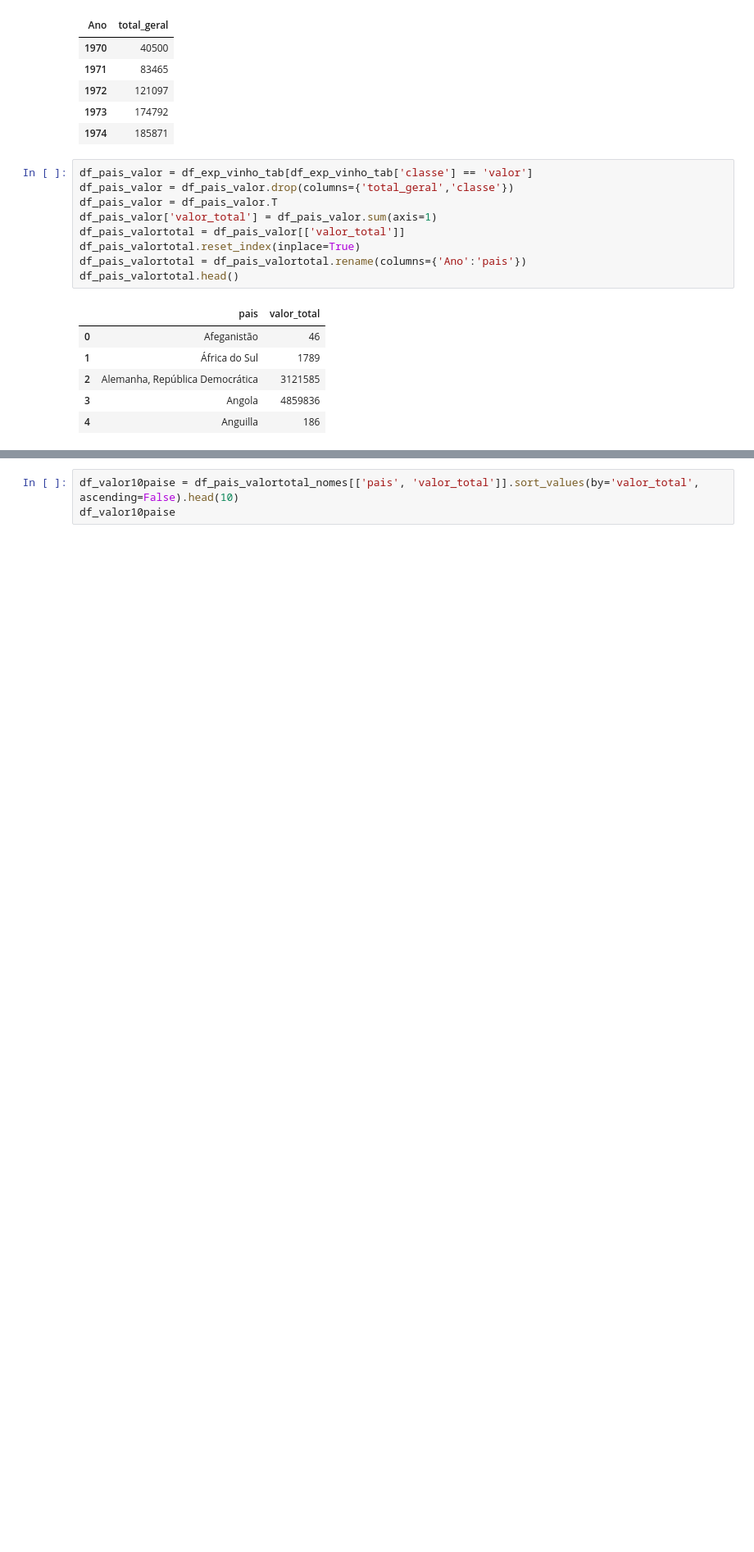
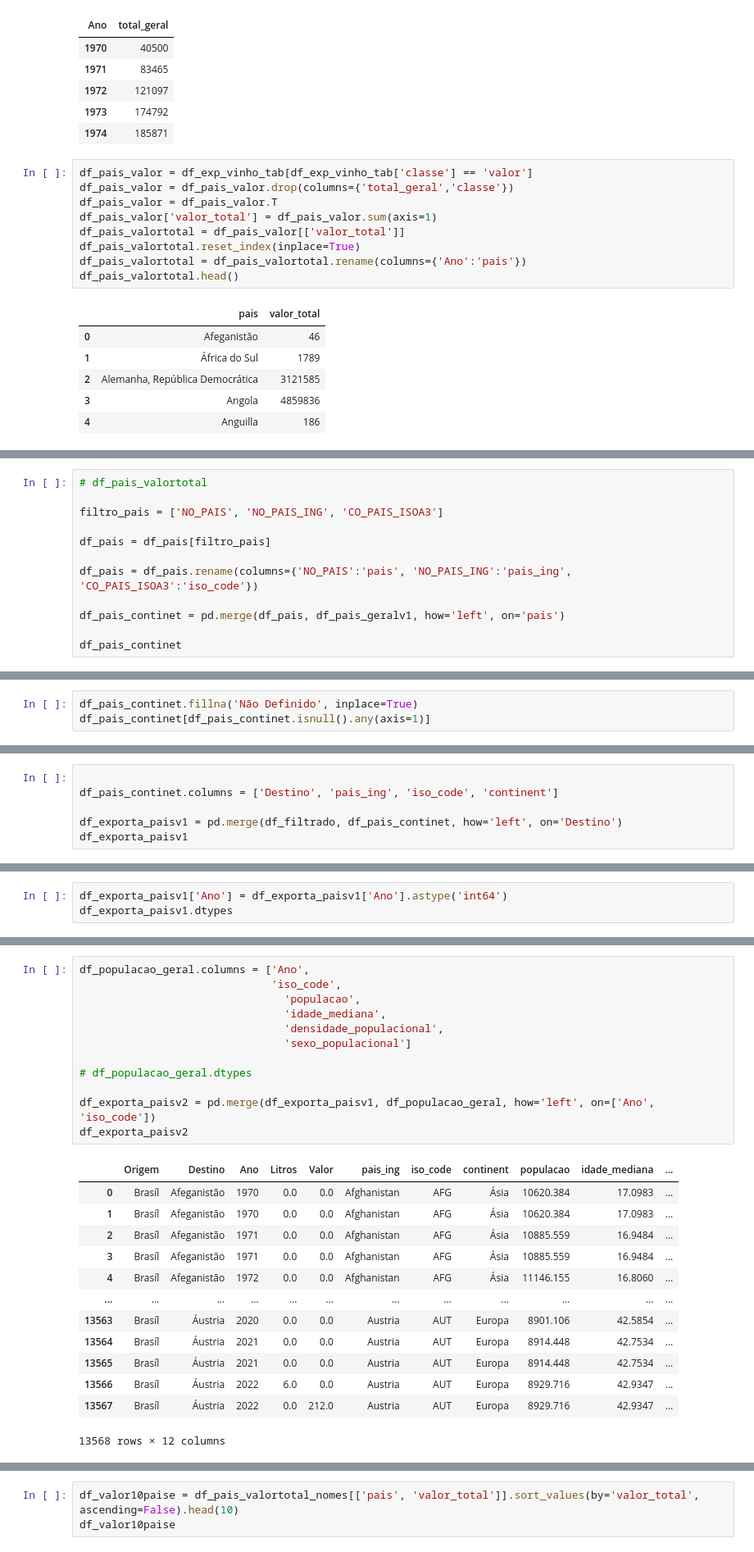
Before and after one commit to Leandro-Braga/wine_techchallenge-, a Jupyter notebook: notebook_testes/Vinicula.ipynb, the cells around one changed output, grey strips where cells are left out. Shown at 82% size. Cells and saved outputs as stored; diff of their text form; blank space fills up the shorter version.

```diff
--- a/notebook_testes/Vinicula.ipynb
+++ b/notebook_testes/Vinicula.ipynb
@@ -420,0 +481,12 @@ df_pais_valortotal.head()
+# %%
+# df_pais_valortotal
+
+filtro_pais = ['NO_PAIS', 'NO_PAIS_ING', 'CO_PAIS_ISOA3']
+
+df_pais = df_pais[filtro_pais]
+
+df_pais = df_pais.rename(columns={'NO_PAIS':'pais', 'NO_PAIS_ING':'pais_ing', 'CO_PAIS_ISOA3':'iso_code'})
+
+df_pais_continet = pd.merge(df_pais, df_pais_geralv1, how='left', on='pais')
+
+df_pais_continet
@@ -420,0 +507,3 @@ df_pais_valortotal.head()
+# %%
+df_pais_continet.fillna('Não Definido', inplace=True)
+df_pais_continet[df_pais_continet.isnull().any(axis=1)]
@@ -420,0 +517,6 @@ df_pais_valortotal.head()
+# %%
+
+df_pais_continet.columns = ['Destino', 'pais_ing', 'iso_code', 'continent']
+
+df_exporta_paisv1 = pd.merge(df_filtrado, df_pais_continet, how='left', on='Destino')
+df_exporta_paisv1
@@ -420,0 +537,3 @@ df_pais_valortotal.head()
+# %%
+df_exporta_paisv1['Ano'] = df_exporta_paisv1['Ano'].astype('int64')
+df_exporta_paisv1.dtypes
@@ -420,0 +550,26 @@ df_pais_valortotal.head()
+# %%
+df_populacao_geral.columns = ['Ano',
+                              'iso_code',
+                                'populacao',
+                                'idade_mediana',
+                                'densidade_populacional',
+                                'sexo_populacional']
+
+# df_populacao_geral.dtypes
+
+df_exporta_paisv2 = pd.merge(df_exporta_paisv1, df_populacao_geral, how='left', on=['Ano', 'iso_code'])
+df_exporta_paisv2
+# %% [output]
+|  | Origem | Destino | Ano | Litros | Valor | pais_ing | iso_code | continent | populacao | idade_mediana | ... |
+| 0 | Brasíl | Afeganistão | 1970 | 0.0 | 0.0 | Afghanistan | AFG | Ásia | 10620.384 | 17.0983 | ... |
+| 1 | Brasíl | Afeganistão | 1970 | 0.0 | 0.0 | Afghanistan | AFG | Ásia | 10620.384 | 17.0983 | ... |
+| 2 | Brasíl | Afeganistão | 1971 | 0.0 | 0.0 | Afghanistan | AFG | Ásia | 10885.559 | 16.9484 | ... |
+| 3 | Brasíl | Afeganistão | 1971 | 0.0 | 0.0 | Afghanistan | AFG | Ásia | 10885.559 | 16.9484 | ... |
+| 4 | Brasíl | Afeganistão | 1972 | 0.0 | 0.0 | Afghanistan | AFG | Ásia | 11146.155 | 16.8060 | ... |
+| ... | ... | ... | ... | ... | ... | ... | ... | ... | ... | ... | ... |
+| 13563 | Brasíl | Áustria | 2020 | 0.0 | 0.0 | Austria | AUT | Europa | 8901.106 | 42.5854 | ... |
+| 13564 | Brasíl | Áustria | 2021 | 0.0 | 0.0 | Austria | AUT | Europa | 8914.448 | 42.7534 | ... |
+| 13565 | Brasíl | Áustria | 2021 | 0.0 | 0.0 | Austria | AUT | Europa | 8914.448 | 42.7534 | ... |
+| 13566 | Brasíl | Áustria | 2022 | 6.0 | 0.0 | Austria | AUT | Europa | 8929.716 | 42.9347 | ... |
+| 13567 | Brasíl | Áustria | 2022 | 0.0 | 212.0 | Austria | AUT | Europa | 8929.716 | 42.9347 | ... |
+13568 rows × 12 columns
```
Also changed, not shown: parts of 22 cells of this notebook, 5 other files.
